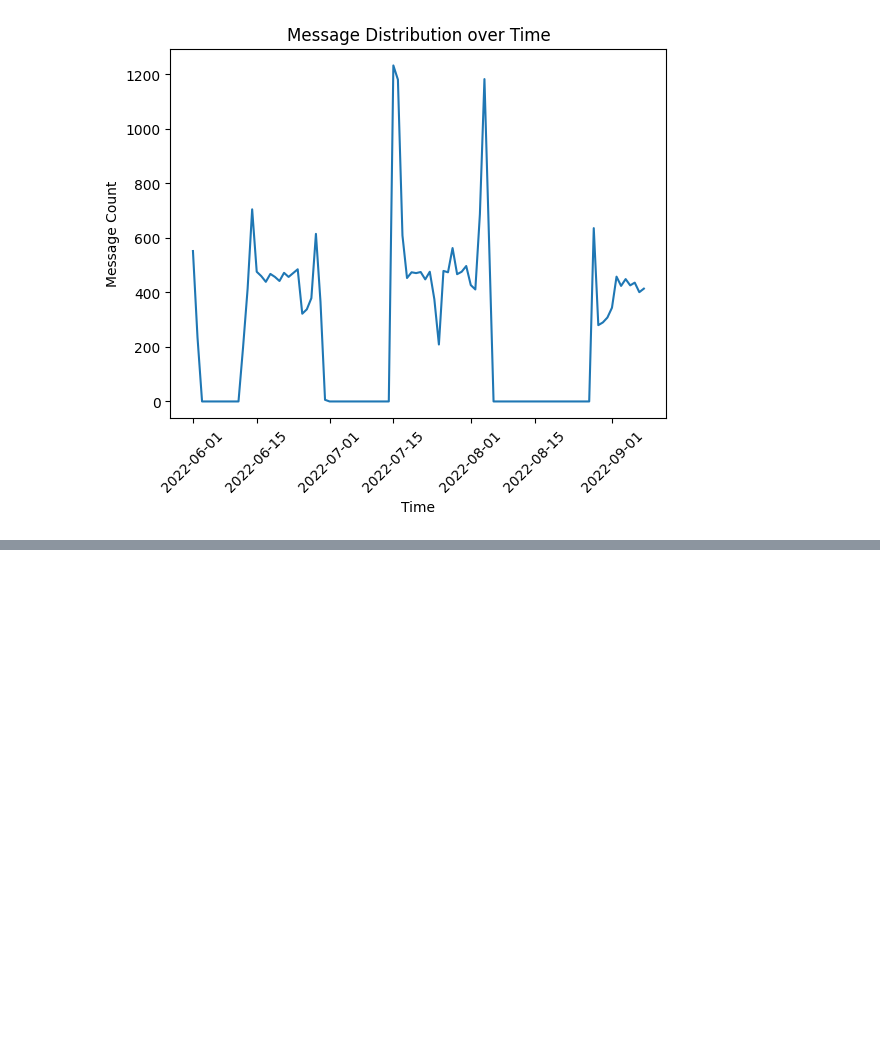
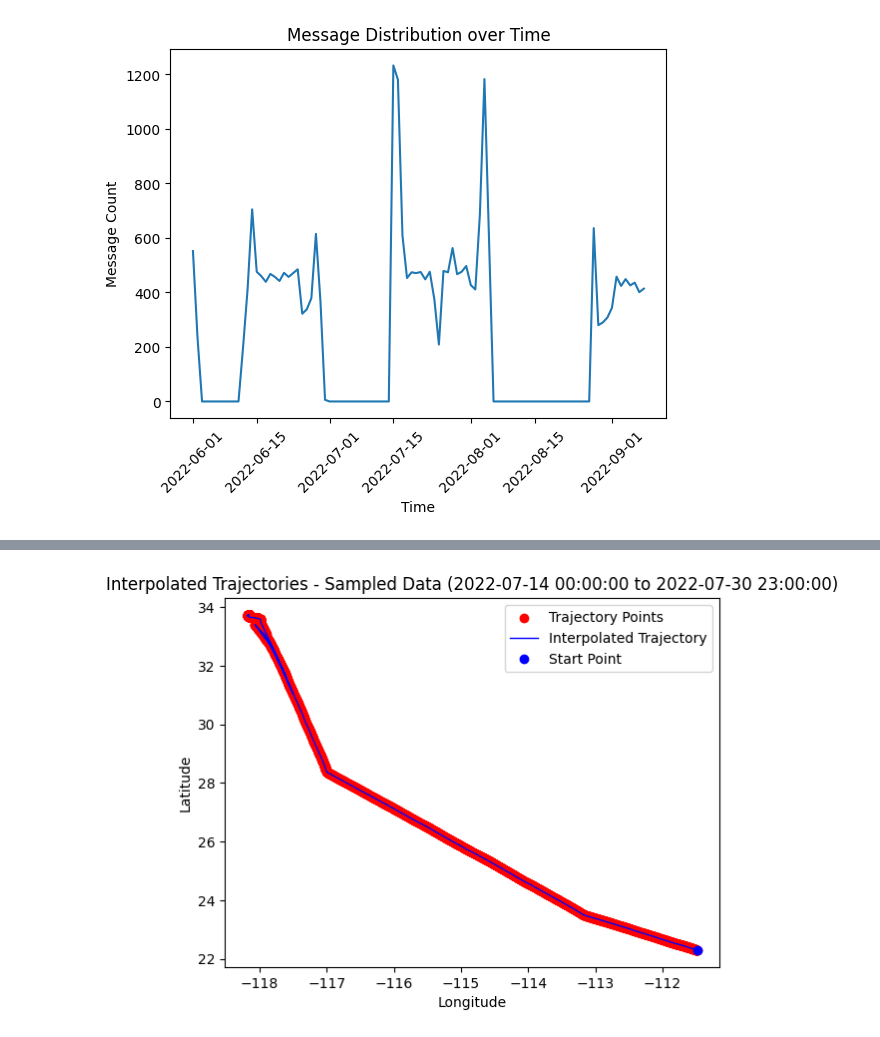
Before and after one commit to jordanbell2357/uscg-nais-data, a Jupyter notebook: BigQuery/MMSI_538008861.ipynb, the cells around one changed output, grey strips where cells are left out. Cells and saved outputs as stored; diff of their text form; code cells hidden in the pictures; blank space fills up the shorter version.

```diff
--- a/BigQuery/MMSI_538008861.ipynb
+++ b/BigQuery/MMSI_538008861.ipynb
@@ -347,0 +316,76 @@ plt.show()
+# %%
+import pandas as pd
+import numpy as np
+import matplotlib.pyplot as plt
+from scipy.interpolate import interp1d
+
+# Parameters
+start_date = pd.Timestamp('2022-07-14 00:00:00')  # Include the desired hour
+end_date = pd.Timestamp('2022-07-30 23:00:00')  # Include the desired hour
+sampling_rate = '15min'  # Options: '1min', '5min', '10min', '15min', '30min', '1H', '2H', '3H', ...
+
+# Convert to timezone naive UTC by creating a copy of the DataFrame
+df = results[['BaseDateTime', 'LAT', 'LON']].copy()
+df['BaseDateTime'] = df['BaseDateTime'].dt.tz_convert('UTC').dt.tz_localize(None)
+
+# Apply time cutoff
+df = df[(df['BaseDateTime'] >= start_date) & (df['BaseDateTime'] <= end_date)]
+
+# Resample the data to the specified sampling rate, keeping the first message in each interval
+df.set_index('BaseDateTime', inplace=True)
+sampled_data = df.resample(sampling_rate).first().dropna()
+
+# Convert datetime to numerical values
+time_vals = (sampled_data.index - pd.Timestamp("1970-01-01")) // pd.Timedelta('1s')
+
+# Create an interpolation function for the latitude and longitude coordinates
+interp_func = interp1d(
+    time_vals,
+    sampled_data[['LAT', 'LON']],
+    kind='linear',
+    axis=0,
+    fill_value='extrapolate'
+)
+
+# Generate new time points for finer sampling
+new_time_vals = np.arange(time_vals.min(), time_vals.max(), 60)  # 60 seconds for 1-minute frequency
+
+# Interpolate the latitude and longitude coordinates at the new time points
+new_coords = interp_func(new_time_vals)
+
+# Create a scatter plot of the interpolated data
+plt.scatter(
+    new_coords[:, 1],
+    new_coords[:, 0],
+    c='red',
+    marker='o',
+    label='Trajectory Points'
+)
+
+# Create a line plot of the interpolated trajectory
+plt.plot(
+    new_coords[:, 1],
+    new_coords[:, 0],
+    '-',
+    linewidth=1,
+    color='blue',
+    label='Interpolated Trajectory'
+)
+
+# Add a dot at the start of the trajectory
+plt.plot(
+    new_coords[0, 1],
+    new_coords[0, 0],
+    'bo',
+    label='Start Point'
+)
+
+# Customize the plot
+plt.xlabel('Longitude')
+plt.ylabel('Latitude')
+plt.title('Interpolated Trajectories - Sampled Data ({} to {})'.format(start_date, end_date))
+plt.legend()
+
+plt.show()
+# %% [output]
+[figure, added]
```
Also changed, not shown: parts of 5 cells of this notebook.
